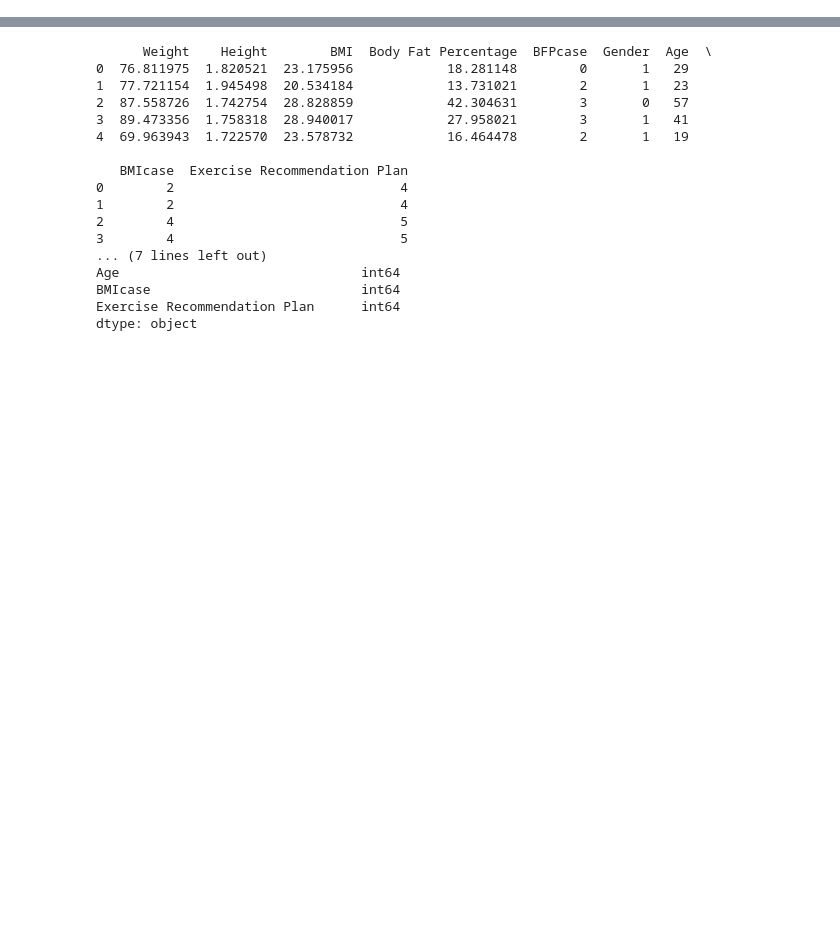
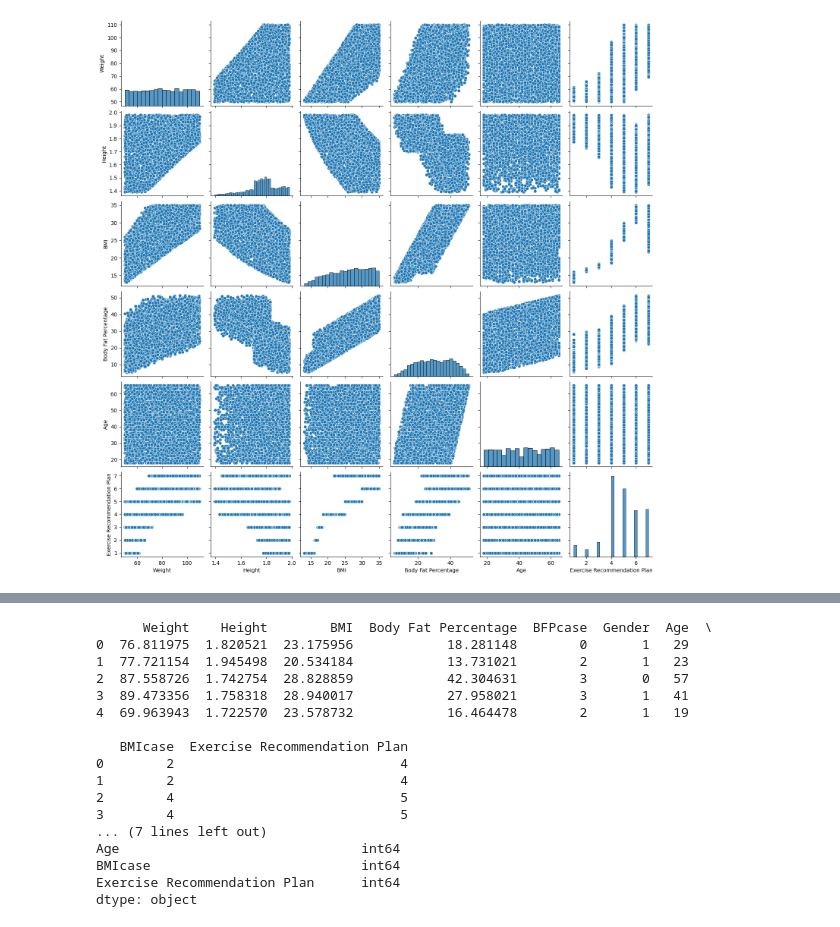
Before and after one commit to g-tumwesigye/fitpulse_app, a Jupyter notebook: fitpulse_app.ipynb, the cells around one changed output, grey strips where cells are left out. Saved outputs shown, nothing was run; the diff lists cells and outputs as text; code cells hidden in the pictures; blank space fills up the shorter version.

```diff
--- a/fitpulse_app.ipynb
+++ b/fitpulse_app.ipynb
@@ -14,0 +49,6 @@ fitpulse_dataset.head()
+# %%
+# Pairplot to visualize relationships between features
+sns.pairplot(fitpulse_dataset)
+plt.show()
+# %% [output]
+[figure, added]
```
Also changed, not shown: parts of 62 cells of this notebook.
